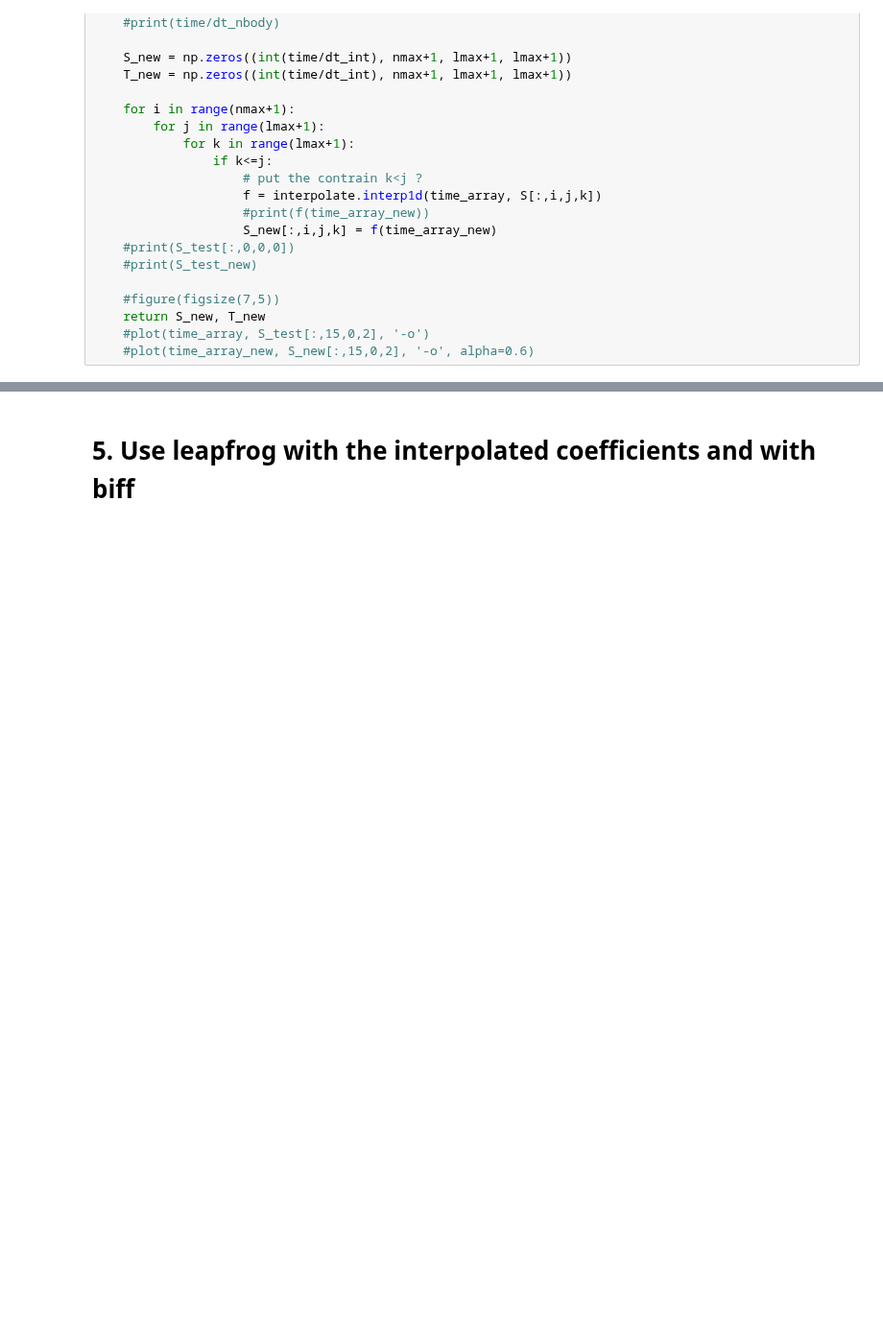
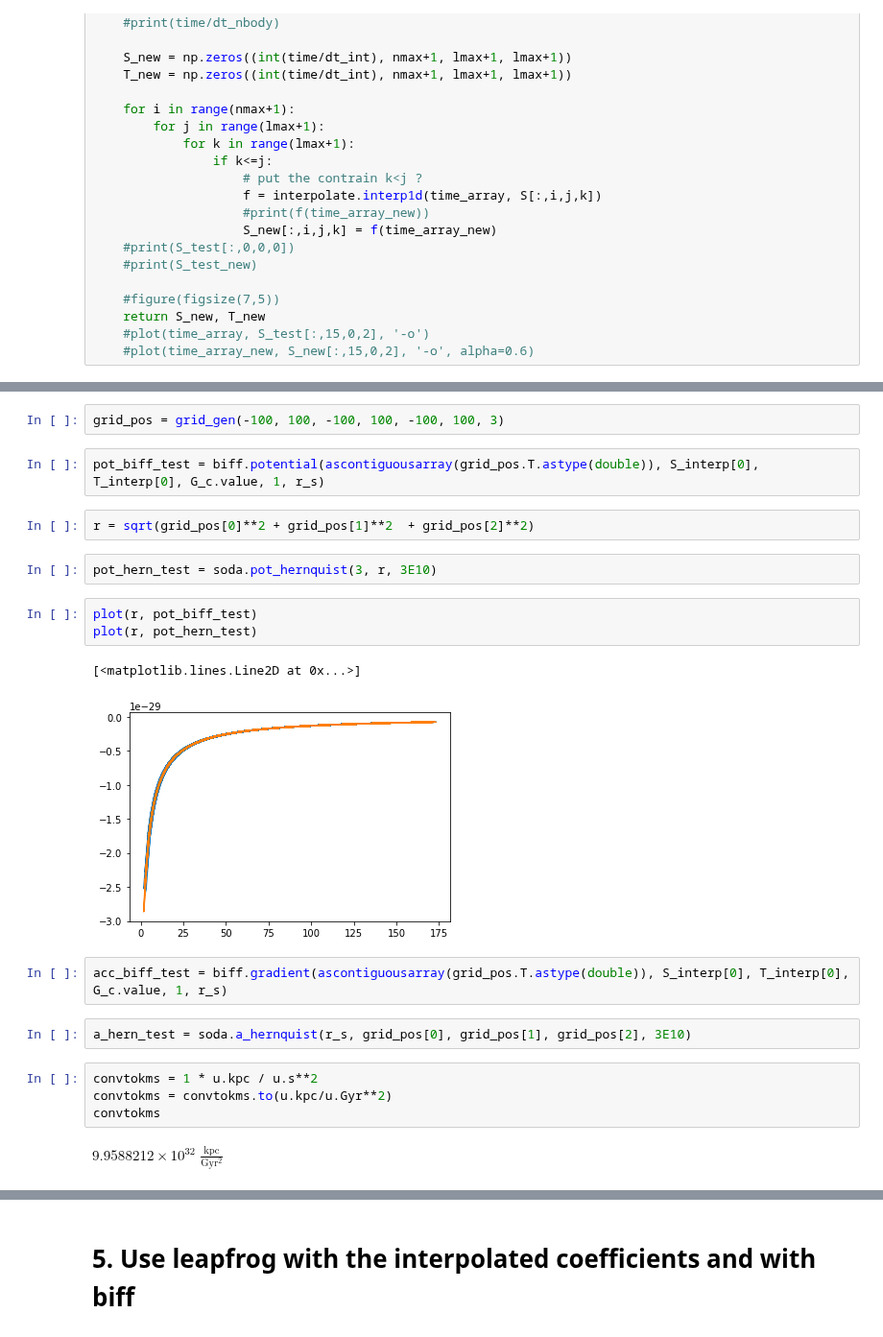
Before and after one commit to jngaravitoc/LMC-MW, a Jupyter notebook: code/SCF/computing_BEF_coeff_from_nbodysim.ipynb, the cells around one changed output, grey strips where cells are left out. Shown at 96% size. Drawn from its saved outputs; the diff is of its cells as text; blank space fills up the shorter version.

```diff
--- a/code/SCF/computing_BEF_coeff_from_nbodysim.ipynb
+++ b/code/SCF/computing_BEF_coeff_from_nbodysim.ipynb
@@ -205,0 +220,24 @@ Wall time: 4.39 ms
+# %%
+grid_pos = grid_gen(-100, 100, -100, 100, -100, 100, 3)
+# %%
+pot_biff_test = biff.potential(ascontiguousarray(grid_pos.T.astype(double)), S_interp[0], T_interp[0], G_c.value, 1, r_s)
+# %%
+r = sqrt(grid_pos[0]**2 + grid_pos[1]**2  + grid_pos[2]**2)
+# %%
+pot_hern_test = soda.pot_hernquist(3, r, 3E10)
+# %%
+plot(r, pot_biff_test)
+plot(r, pot_hern_test)
+# %% [output]
+[<matplotlib.lines.Line2D at 0x...>]
+[figure, added]
+# %%
+acc_biff_test = biff.gradient(ascontiguousarray(grid_pos.T.astype(double)), S_interp[0], T_interp[0], G_c.value, 1, r_s)
+# %%
+a_hern_test = soda.a_hernquist(r_s, grid_pos[0], grid_pos[1], grid_pos[2], 3E10)
+# %%
+convtokms = 1 * u.kpc / u.s**2
+convtokms = convtokms.to(u.kpc/u.Gyr**2)
+convtokms
+# %% [output]
+$9.9588212 \times 10^{32} \; \mathrm{\frac{kpc}{Gyr^{2}}}$
```
Also changed, not shown: parts of 10 cells of this notebook.
